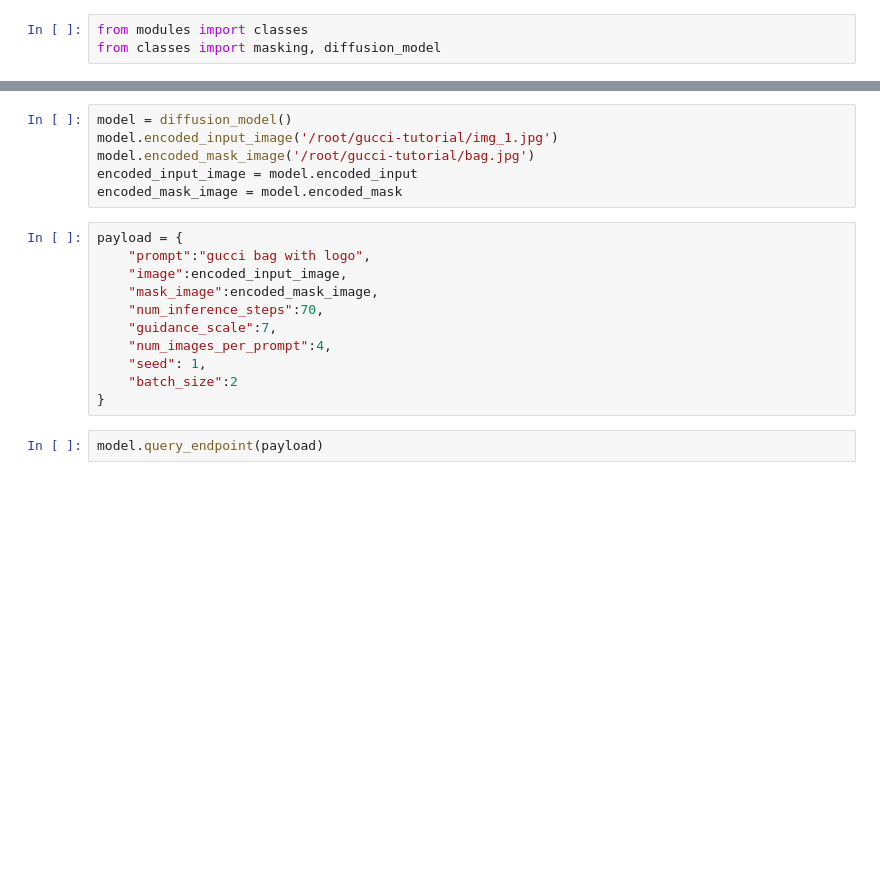
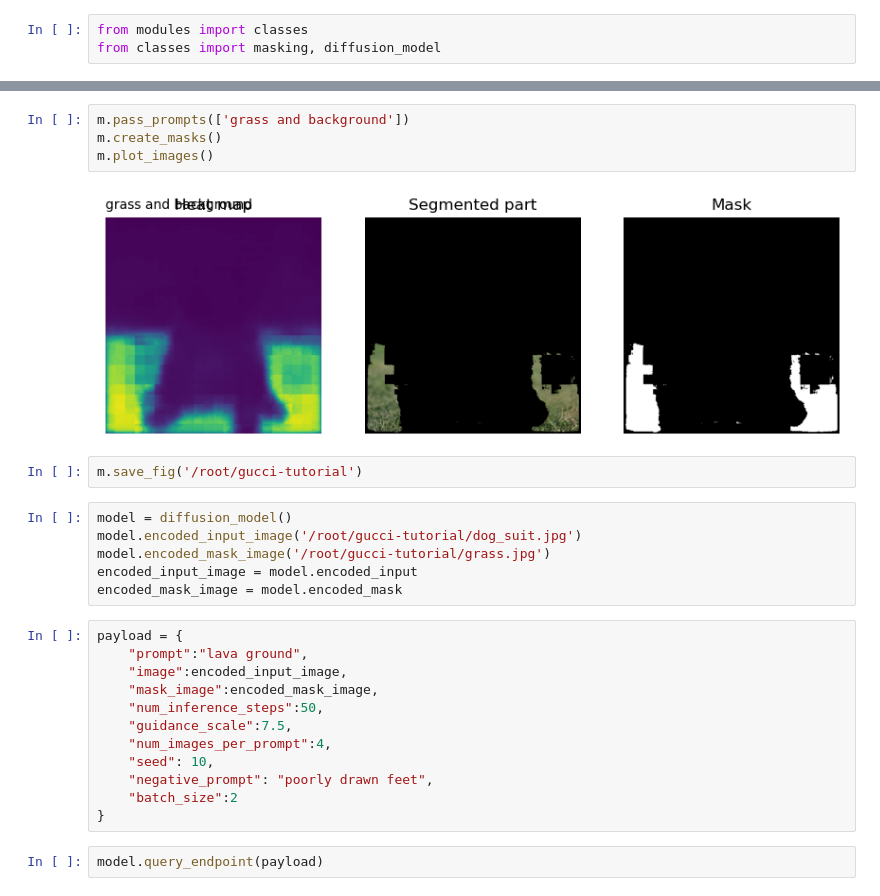
Before and after one commit to ID-33/gucci-tutorial, a Jupyter notebook: test.ipynb, the cells around one changed output, grey strips where cells are left out. Cells and saved outputs as stored; diff of their text form; blank space fills up the shorter version.

```diff
--- a/test.ipynb
+++ b/test.ipynb
@@ -44,18 +41,27 @@ m.save_fig('/root/gucci-tutorial')
+# %%
+m.pass_prompts(['grass and background'])
+m.create_masks()
+m.plot_images()
+# %% [output]
+[figure, added]
+# %%
+m.save_fig('/root/gucci-tutorial')
 # %%
 model = diffusion_model()
-model.encoded_input_image('/root/gucci-tutorial/img_1.jpg')
-model.encoded_mask_image('/root/gucci-tutorial/bag.jpg')
+model.encoded_input_image('/root/gucci-tutorial/dog_suit.jpg')
+model.encoded_mask_image('/root/gucci-tutorial/grass.jpg')
 encoded_input_image = model.encoded_input
 encoded_mask_image = model.encoded_mask
 # %%
 payload = {
-    "prompt":"gucci bag with logo",
+    "prompt":"lava ground",
     "image":encoded_input_image,
     "mask_image":encoded_mask_image,
-    "num_inference_steps":70,
-    "guidance_scale":7,
+    "num_inference_steps":50,
+    "guidance_scale":7.5,
     "num_images_per_prompt":4,
-    "seed": 1,
+    "seed": 10,
+    "negative_prompt": "poorly drawn feet",
     "batch_size":2
 }
 # %%
```
Also changed, not shown: parts of 2 cells of this notebook, 22 other files.
